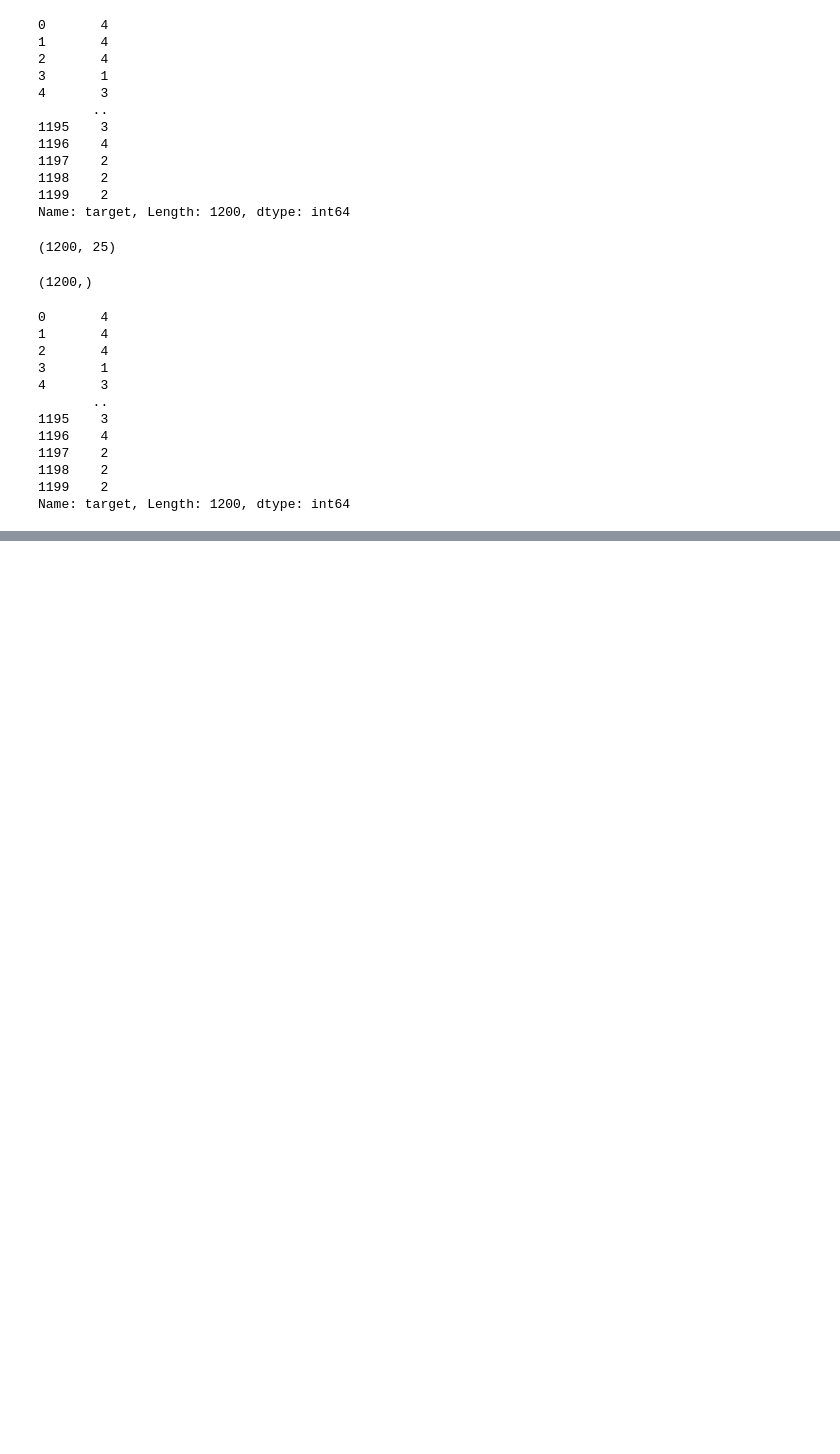
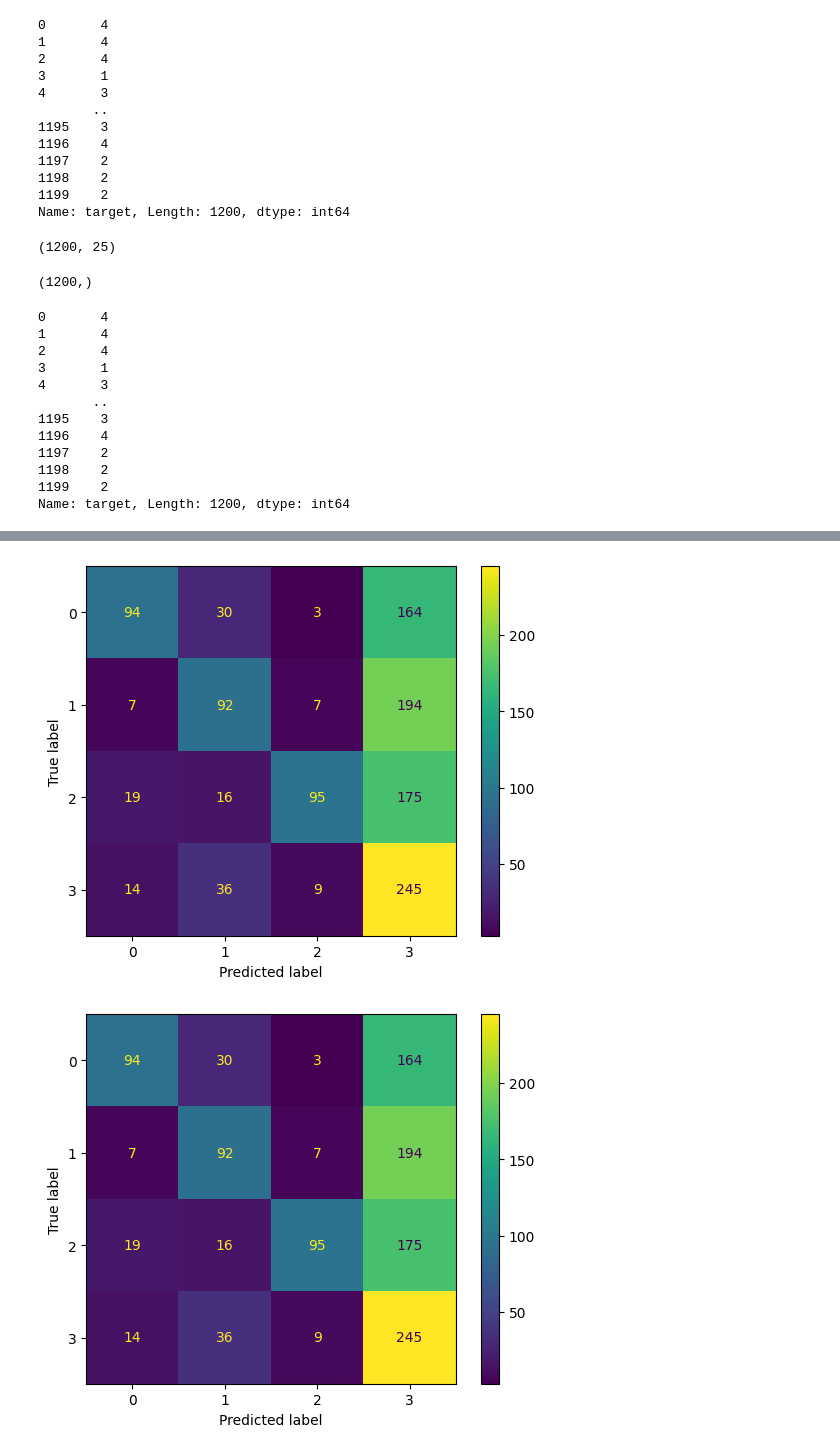
Before and after one commit to quillaur/News-Scanner, a Jupyter notebook: modelisation.ipynb, the cells around one changed output, grey strips where cells are left out. Drawn from its saved outputs; the diff is of its cells as text; code cells hidden in the pictures; blank space fills up the shorter version.

```diff
--- a/modelisation.ipynb
+++ b/modelisation.ipynb
@@ -88,0 +152,7 @@ with mlflow.start_run():
+# %%
+logged_model = 'runs:/2dbbfba9ef174a928e5d2158729381e3/model'
+
+# Load model as a PyFuncModel.
+loaded_model = mlflow.pyfunc.load_model(logged_model)
+# %%
+pred = loaded_model.predict(X)
@@ -88,0 +193,9 @@ with mlflow.start_run():
+# %%
+cm = confusion_matrix(y, pred)
+# %%
+disp = ConfusionMatrixDisplay(confusion_matrix=cm)
+disp.plot()
+plt.show()
+# %% [output]
+[figure, added]
+[figure, added]
```
Also changed, not shown: parts of 12 cells of this notebook, 1 other file.
